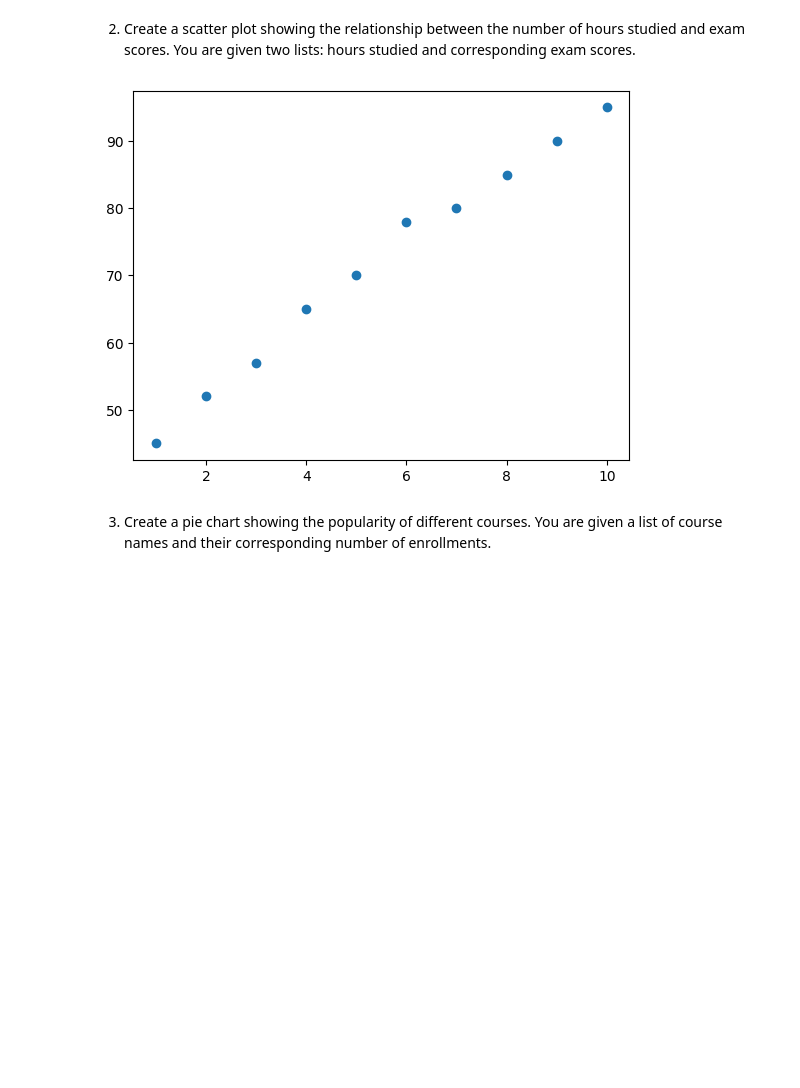
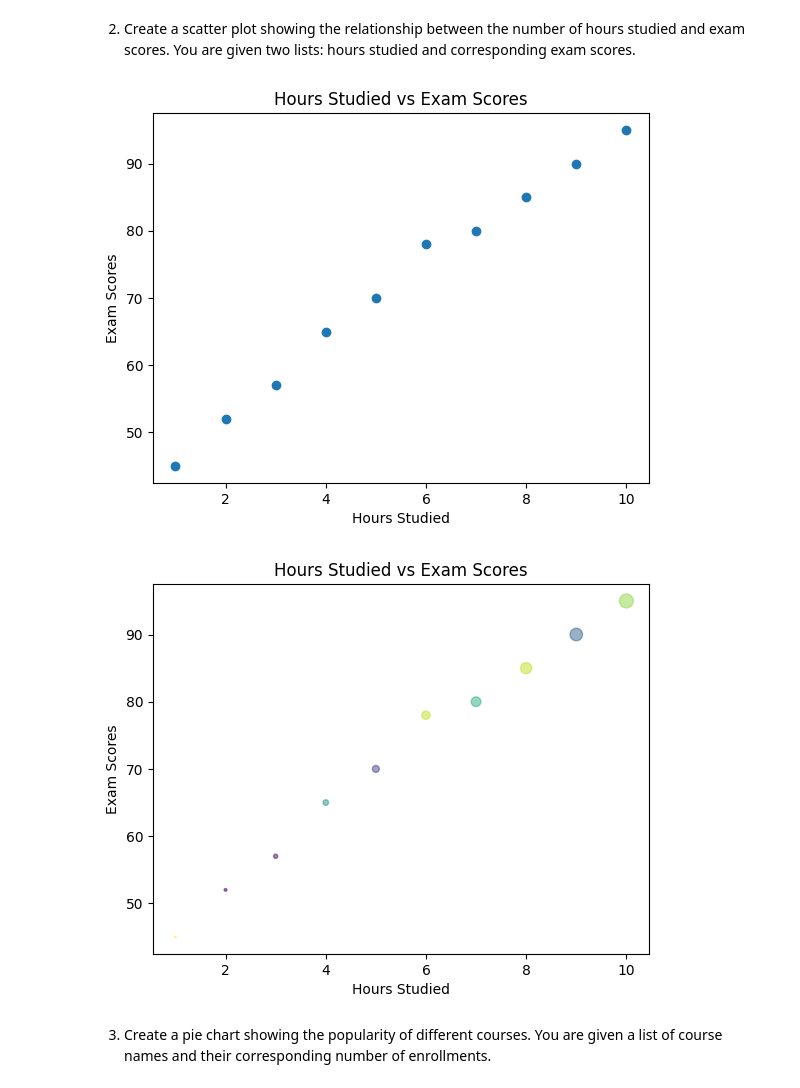
Before and after one commit to bm20050/ai-programming, a Jupyter notebook: lab/day8__lab_matplotlib.ipynb, the cells around one changed output. Saved outputs shown, nothing was run; the diff lists cells and outputs as text; code cells hidden in the pictures; blank space fills up the shorter version.

```diff
--- a/lab/day8__lab_matplotlib.ipynb
+++ b/lab/day8__lab_matplotlib.ipynb
@@ -399,16 +406,37 @@ plot_growth(height, time)
 2. Create a scatter plot showing the relationship between the number of hours studied and exam scores. You are given two lists: hours studied and corresponding exam scores.
 # %%
 import matplotlib.pyplot as plt
+import numpy as np
 
 def plot_scores(hours, scores):
-  plt.scatter(hours, scores)
-  plt.show()
+    fig, ax = plt.subplots()
+    ax.scatter(hours, scores)
+    ax.set_xlabel('Hours Studied')
+    ax.set_ylabel('Exam Scores')
+    ax.set_title('Hours Studied vs Exam Scores')
+    plt.show()
 
-hours = [1, 2, 3, 4, 5, 6, 7, 8, 9, 10]
-scores = [45, 52, 57, 65, 70, 78, 80, 85, 90, 95]
+
+def plot_scores2(hours, scores):
+    fig, ax = plt.subplots()
+    x = np.array(np.arange(min(hours), max(hours) + 1, 1))
+    N = len(x)
+    colors = np.random.rand(N)
+    area = hours ** 2
+    ax.scatter(hours, scores, s=area, c=colors, alpha=0.5)
+    ax.set_xlabel('Hours Studied')
+    ax.set_ylabel('Exam Scores')
+    ax.set_title('Hours Studied vs Exam Scores')
+    plt.show()
+
+
+hours = np.array([1, 2, 3, 4, 5, 6, 7, 8, 9, 10])
+scores = np.array([45, 52, 57, 65, 70, 78, 80, 85, 90, 95])
 plot_scores(hours, scores)
+plot_scores2(hours, scores)
 # %% [output]
-[figure, old version]
+[figure, new version]
+[figure, added]
 # %% [markdown]
 3. Create a pie chart showing the popularity of different courses. You are given a list of course names and their corresponding number of enrollments.
 # %%
```
Also changed, not shown: parts of 16 cells of this notebook, 2 other files.
